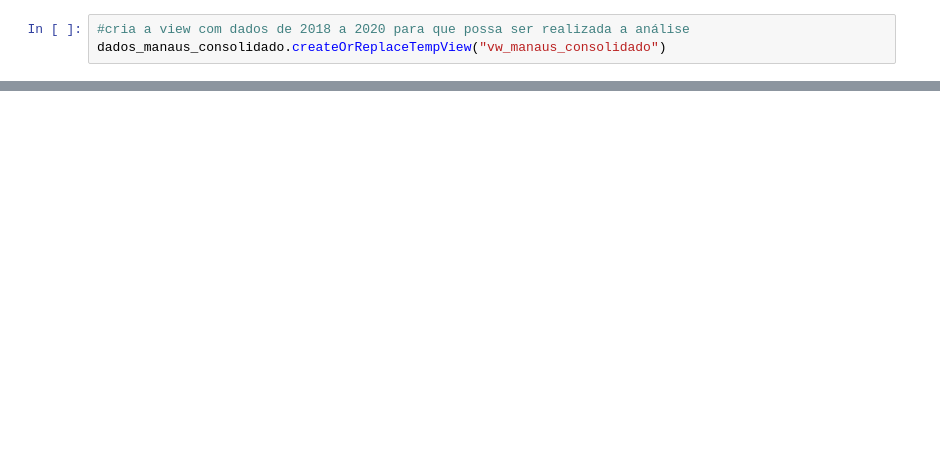
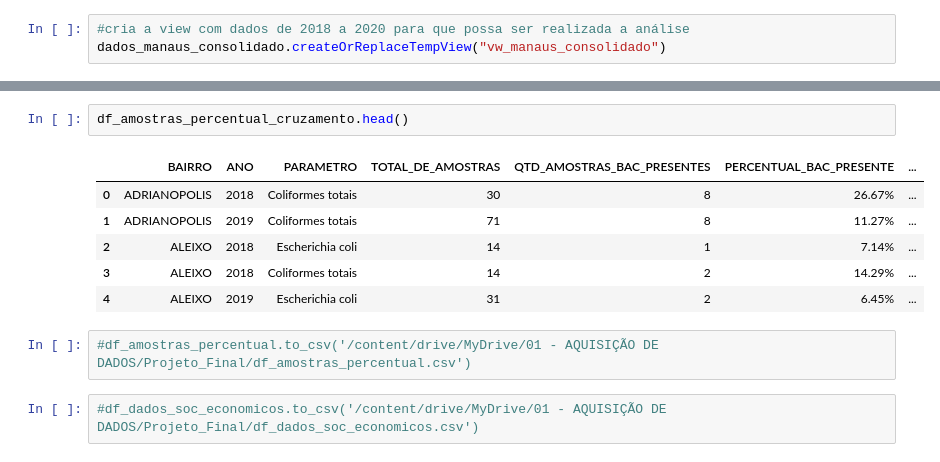
Before and after one commit to rmlessa/projeto_final, a Jupyter notebook: projeto_final.ipynb, the cells around one changed output, grey strips where cells are left out. Drawn from its saved outputs; the diff is of its cells as text; blank space fills up the shorter version.

```diff
--- a/projeto_final.ipynb
+++ b/projeto_final.ipynb
@@ -559,0 +597,13 @@ df_dados_manaus_2020.tail()
+# %%
+df_amostras_percentual_cruzamento.head()
+# %% [output]
+|  | BAIRRO | ANO | PARAMETRO | TOTAL_DE_AMOSTRAS | QTD_AMOSTRAS_BAC_PRESENTES | PERCENTUAL_BAC_PRESENTE | ... |
+| 0 | ADRIANOPOLIS | 2018 | Coliformes totais | 30 | 8 | 26.67% | ... |
+| 1 | ADRIANOPOLIS | 2019 | Coliformes totais | 71 | 8 | 11.27% | ... |
+| 2 | ALEIXO | 2018 | Escherichia coli | 14 | 1 | 7.14% | ... |
+| 3 | ALEIXO | 2018 | Coliformes totais | 14 | 2 | 14.29% | ... |
+| 4 | ALEIXO | 2019 | Escherichia coli | 31 | 2 | 6.45% | ... |
+# %%
+#df_amostras_percentual.to_csv('/content/drive/MyDrive/01 - AQUISIÇÃO DE DADOS/Projeto_Final/df_amostras_percentual.csv')
+# %%
+#df_dados_soc_economicos.to_csv('/content/drive/MyDrive/01 - AQUISIÇÃO DE DADOS/Projeto_Final/df_dados_soc_economicos.csv')
```
Also changed, not shown: parts of 17 cells of this notebook.
